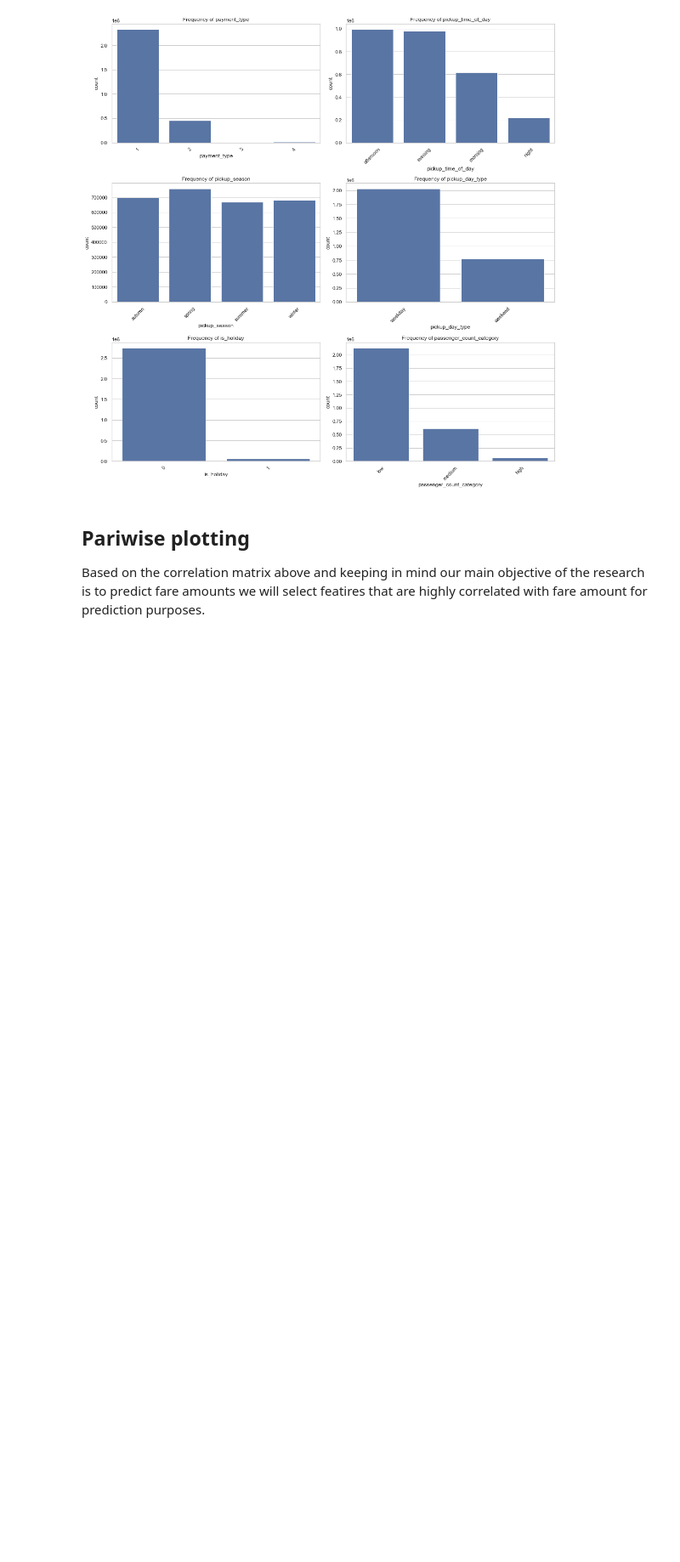
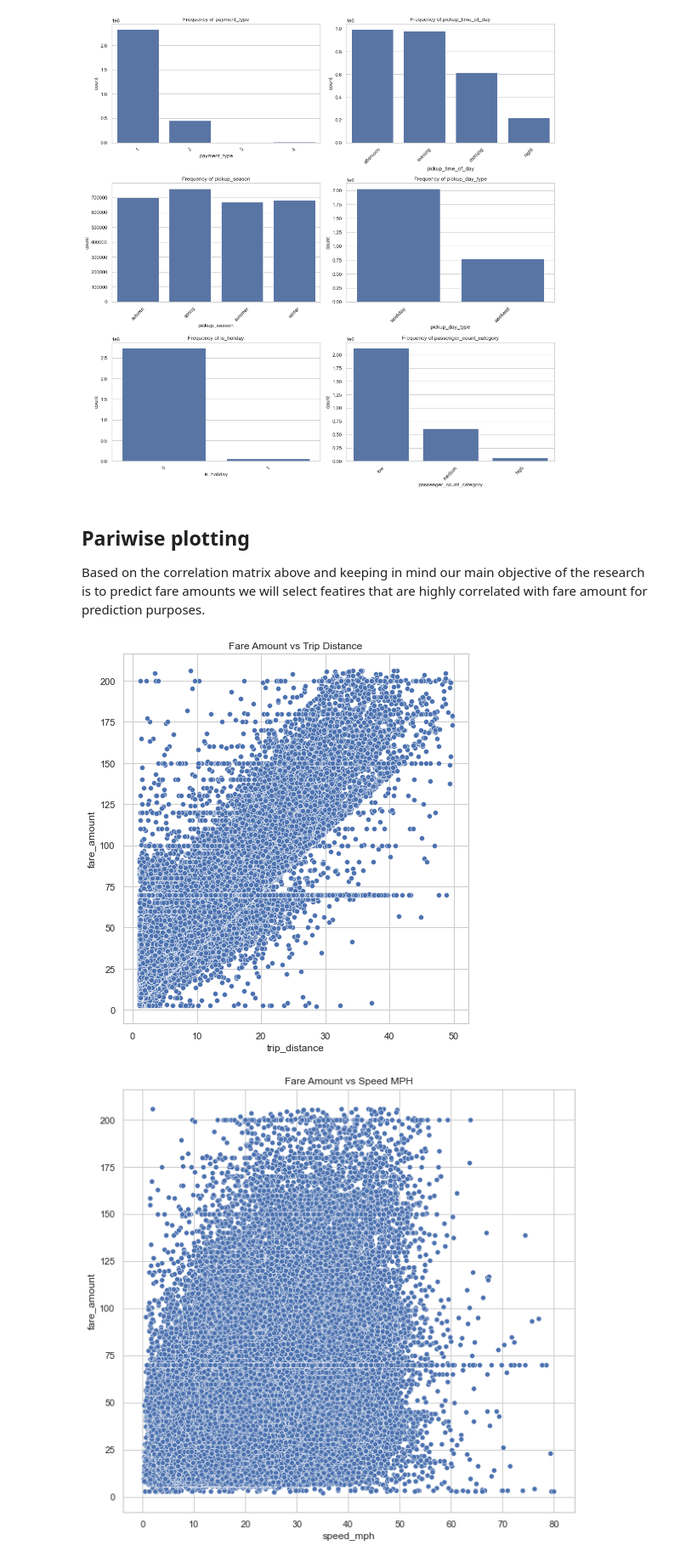
Before and after one commit to doli99/Advanced_Data_Analytics_Advanced_Programming_UNIL_MsCM_BA_Mariam_Dolidze_2024, a Jupyter notebook: 4. EDA_Modeling.ipynb, the cells around one changed output. Shown at 85% size. Drawn from its saved outputs; the diff is of its cells as text; code cells hidden in the pictures; blank space fills up the shorter version.

```diff
--- a/4. EDA_Modeling.ipynb
+++ b/4. EDA_Modeling.ipynb
@@ -783,0 +791,32 @@ plt.show()
+# %%
+
+sns.set(style="whitegrid")
+
+# 1. Targeted Scatter Plots
+plt.figure(figsize=(16, 8))
+plt.subplot(1, 2, 1)
+sns.scatterplot(x='trip_distance', y='fare_amount', data=filtered_df)
+plt.title('Fare Amount vs Trip Distance')
+plt.figure(figsize=(16, 8))
+plt.subplot(1, 2, 2)
+sns.scatterplot(x='speed_mph', y='fare_amount', data=filtered_df)
+plt.title('Fare Amount vs Speed MPH')
+plt.tight_layout()
+plt.show()
+
+plt.figure(figsize=(16, 8))
+plt.subplot(1, 2, 2)
+sns.scatterplot(x='trip_duration', y='fare_amount', data=filtered_df)
+plt.title('Duration vs Fare Amount')
+plt.tight_layout()
+plt.show()
+
+plt.figure(figsize=(16, 8))
+plt.subplot(1, 2, 2)
+sns.scatterplot(x='tip_amount', y='fare_amount', data=filtered_df)
+plt.title('Tip vs Fare Amount')
+plt.tight_layout()
+plt.show()
+# %% [output]
+[figure, added]
+[figure, added]
```
Also changed, not shown: parts of 24 cells of this notebook.
